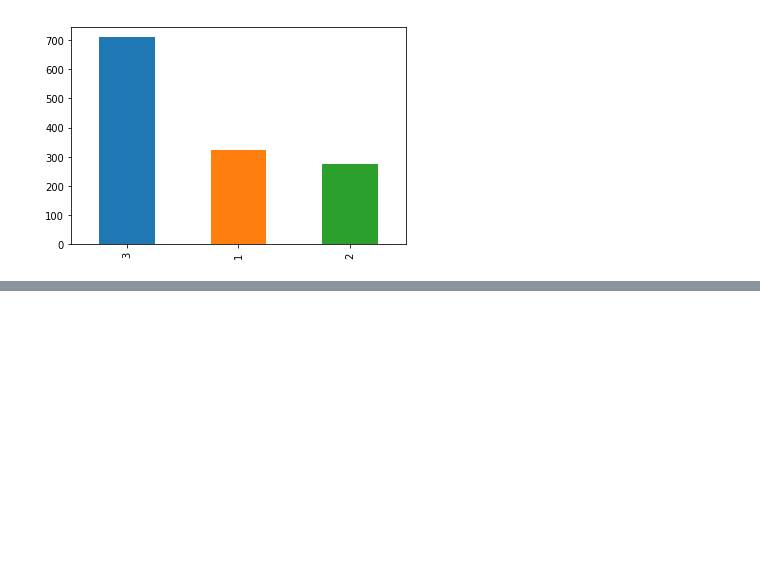
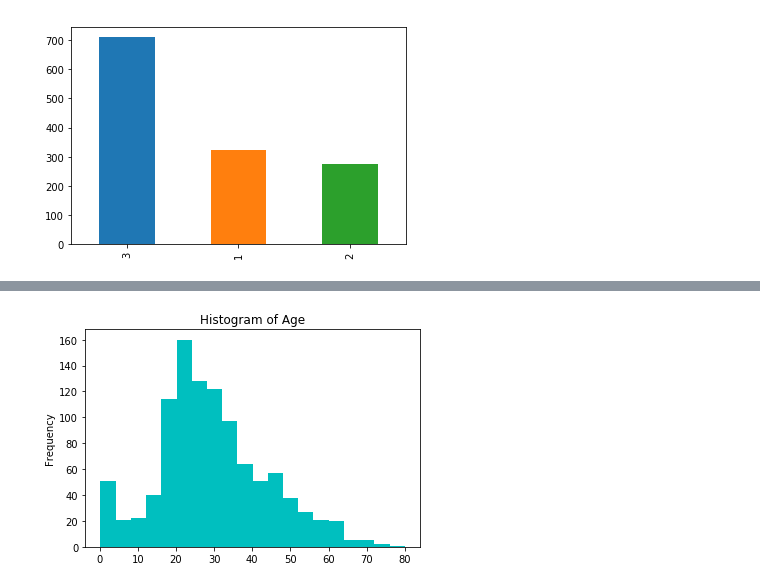
Before and after one commit to Rajritu28/Doing-Data-Science-with-Python, a Jupyter notebook: notebooks/exploring-processing-data.ipynb, the cells around one changed output, grey strips where cells are left out. Drawn from its saved outputs; the diff is of its cells as text; code cells hidden in the pictures; blank space fills up the shorter version.

```diff
--- a/notebooks/exploring-processing-data.ipynb
+++ b/notebooks/exploring-processing-data.ipynb
@@ -356,0 +364,5 @@ df.Pclass.value_counts().plot(kind='bar', rot=0,title='Class wise Passenger coun
+# %%
+# Use bins attribute to add or remove bins
+df.Age.plot(kind='hist', title='Histogram of Age', color='c', bins=20);
+# %% [output]
+[figure, added]
```
Also changed, not shown: parts of 124 cells of this notebook, 1 other file.
